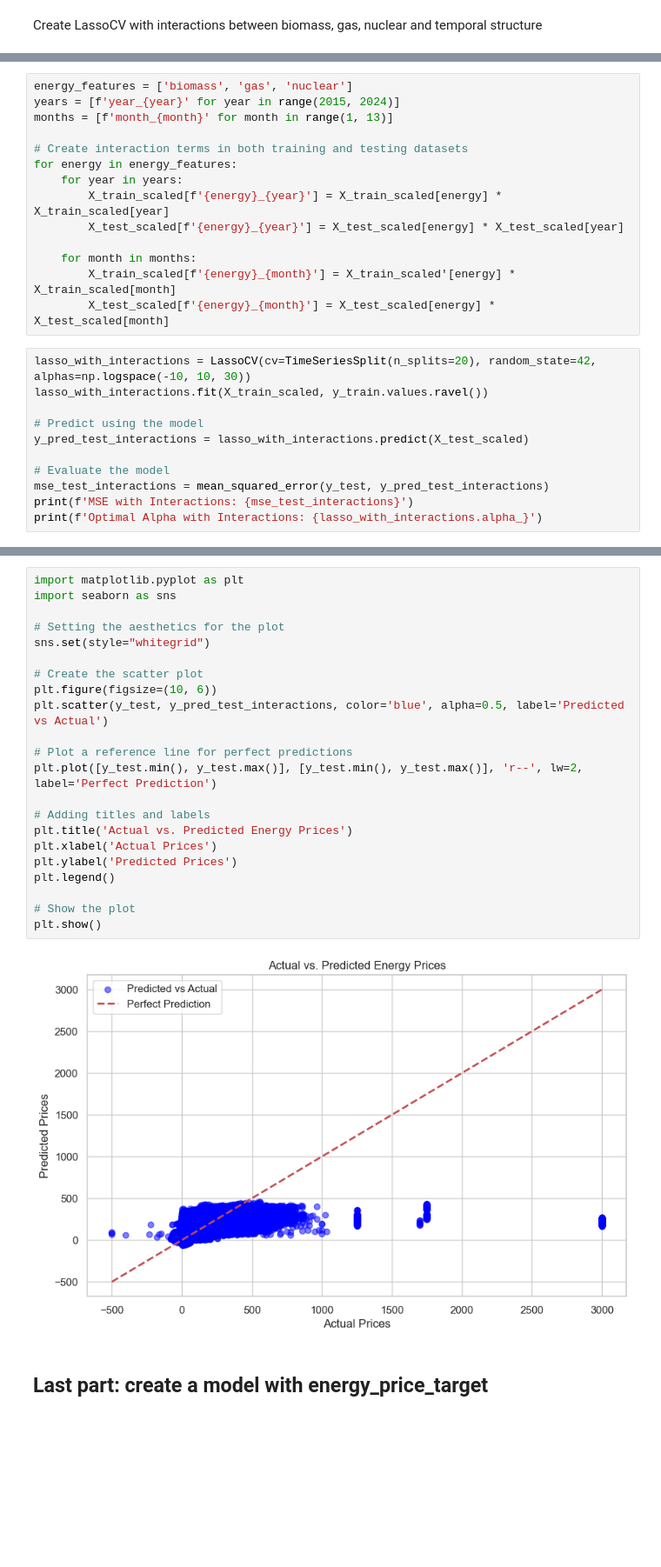
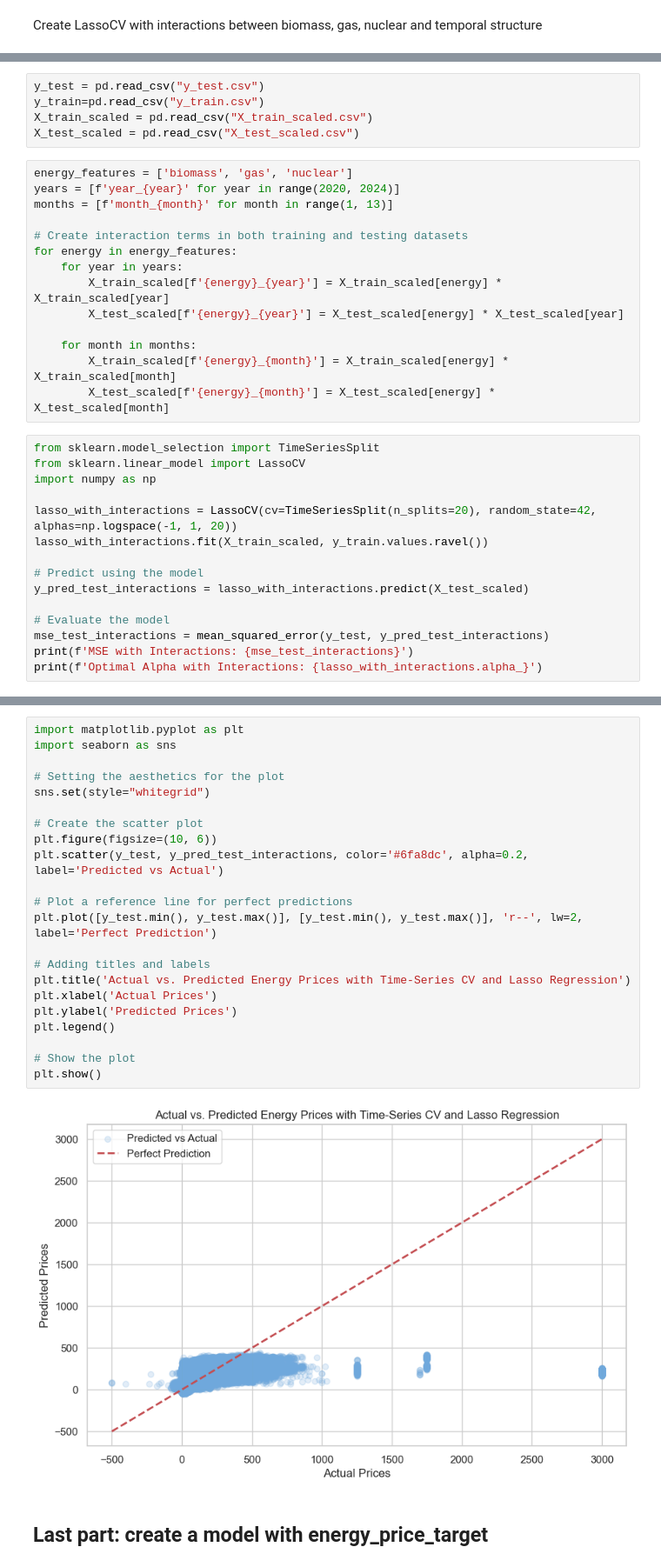
Before and after one commit to hertiemlteam/machine_learning, a Jupyter notebook: modeling_notebook.ipynb, the cells around one changed output, grey strips where cells are left out. Shown at 87% size. Cells and saved outputs as stored; diff of their text form; blank space fills up the shorter version.

Commit message:
finished adding model. Will continue editing the document later on

```diff
--- a/modeling_notebook.ipynb
+++ b/modeling_notebook.ipynb
@@ -703,6 +821,11 @@ Create LassoCV with interactions between biomass, gas, nuclear and temporal stru
+# %%
+y_test = pd.read_csv("y_test.csv")
+y_train=pd.read_csv("y_train.csv")
+X_train_scaled = pd.read_csv("X_train_scaled.csv")
+X_test_scaled = pd.read_csv("X_test_scaled.csv")
 # %%
 energy_features = ['biomass', 'gas', 'nuclear']
-years = [f'year_{year}' for year in range(2015, 2024)]
+years = [f'year_{year}' for year in range(2020, 2024)]
 months = [f'month_{month}' for month in range(1, 13)]
 
 # Create interaction terms in both training and testing datasets
@@ -712,10 +835,14 @@ for energy in energy_features:
         X_test_scaled[f'{energy}_{year}'] = X_test_scaled[energy] * X_test_scaled[year]
 
     for month in months:
-        X_train_scaled[f'{energy}_{month}'] = X_train_scaled'[energy] * X_train_scaled[month]
+        X_train_scaled[f'{energy}_{month}'] = X_train_scaled[energy] * X_train_scaled[month]
         X_test_scaled[f'{energy}_{month}'] = X_test_scaled[energy] * X_test_scaled[month]
 # %%
-lasso_with_interactions = LassoCV(cv=TimeSeriesSplit(n_splits=20), random_state=42, alphas=np.logspace(-10, 10, 30))
+from sklearn.model_selection import TimeSeriesSplit
+from sklearn.linear_model import LassoCV
+import numpy as np
+
+lasso_with_interactions = LassoCV(cv=TimeSeriesSplit(n_splits=20), random_state=42, alphas=np.logspace(-1, 1, 20))
 lasso_with_interactions.fit(X_train_scaled, y_train.values.ravel())
 
 # Predict using the model
@@ -731,27 +858,27 @@ Optimal Alpha with Interactions: 0.0007880462815669921
 # %%
 import matplotlib.pyplot as plt
 import seaborn as sns
 
 # Setting the aesthetics for the plot
 sns.set(style="whitegrid")
 
 # Create the scatter plot
 plt.figure(figsize=(10, 6))
-plt.scatter(y_test, y_pred_test_interactions, color='blue', alpha=0.5, label='Predicted vs Actual')
+plt.scatter(y_test, y_pred_test_interactions, color='#6fa8dc', alpha=0.2, label='Predicted vs Actual')
 
 # Plot a reference line for perfect predictions
 plt.plot([y_test.min(), y_test.max()], [y_test.min(), y_test.max()], 'r--', lw=2, label='Perfect Prediction')
 
 # Adding titles and labels
-plt.title('Actual vs. Predicted Energy Prices')
+plt.title('Actual vs. Predicted Energy Prices with Time-Series CV and Lasso Regression')
 plt.xlabel('Actual Prices')
 plt.ylabel('Predicted Prices')
 plt.legend()
 
 # Show the plot
 plt.show()
 # %% [output]
-[figure, old version]
+[figure, new version]
 # %% [markdown]
 ## Last part: create a model with energy_price_target
 # %%
```
Also changed, not shown: parts of 28 cells of this notebook, 4 other files.
